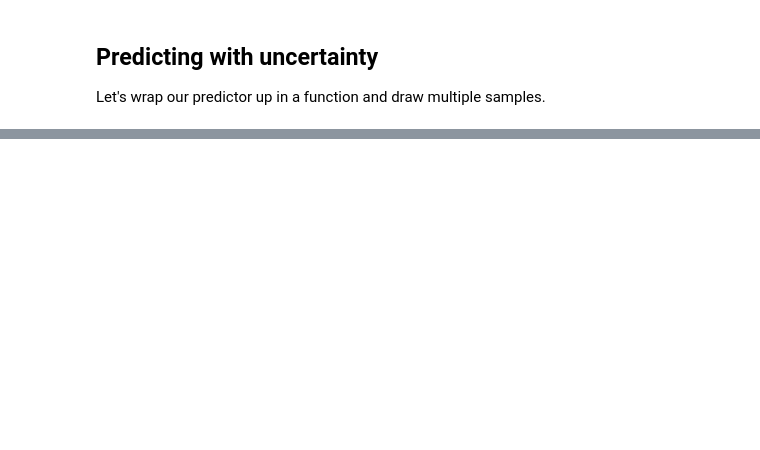
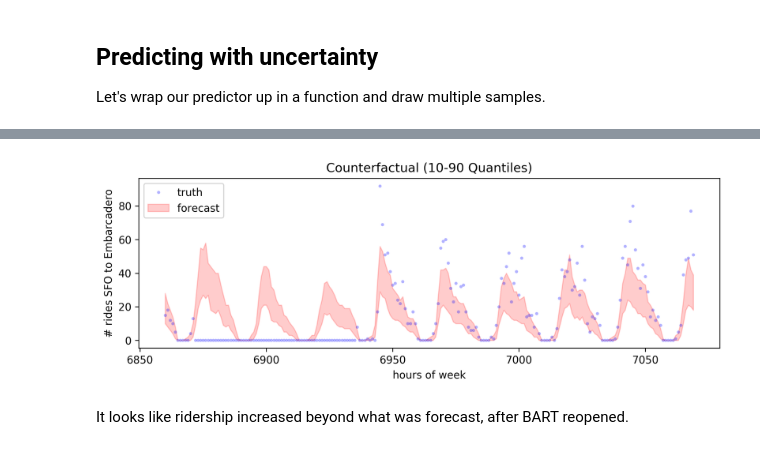
Before and after one commit to pyro-ppl/sandbox, a Jupyter notebook: 2019-08-time-series/part_iii_custom.ipynb, the cells around one changed output, grey strips where cells are left out. Saved outputs shown, nothing was run; the diff lists cells and outputs as text; code cells hidden in the pictures; blank space fills up the shorter version.

```diff
--- a/2019-08-time-series/part_iii_custom.ipynb
+++ b/2019-08-time-series/part_iii_custom.ipynb
@@ -296,0 +302,18 @@ pyplot.legend();
+# %%
+beg, end = 6860, 7070
+features_before = features[:beg]
+counts_before = counts[:beg]
+features_after = features[beg:end]
+counts_after = counts[beg:end]
+
+@torch.no_grad()
+def counterfactual():
+    guide_trace = poutine.trace(guide).get_trace(features_before, counts_before)
+    hmm = poutine.replay(model_2, guide_trace)(features_before, counts_before)
+    init_dist = hmm.filter(guide_trace.nodes["log_rates"]["value"])
+    return model_1(features_after, [None] * len(counts_after), init_dist=init_dist)
+# %%
+%%time
+samples = torch.stack([counterfactual() for _ in range(100)])
+low = samples.kthvalue(10, dim=0)[0]
+high = samples.kthvalue(90, dim=0)[0]
@@ -296,0 +323,14 @@ pyplot.legend();
+# %%
+pyplot.figure(figsize=(10, 3), dpi=300)
+pyplot.plot(hours[beg:end].numpy(),
+            counts_after.numpy(), 'b.', alpha=0.3, markeredgewidth=0, label="truth")
+pyplot.fill_between(hours[beg:end].numpy(), low.numpy(), high.numpy(),
+                    color='red', alpha=0.2, label="forecast")
+pyplot.xlabel("hours of week")
+pyplot.ylabel("# rides SFO to Embarcadero")
+pyplot.title("Counterfactual (10-90 Quantiles)")
+pyplot.legend();
+# %% [output]
+[figure, added]
+# %% [markdown]
+It looks like ridership increased beyond what was forecast, after BART reopened.
```
Also changed, not shown: parts of 9 cells of this notebook.
